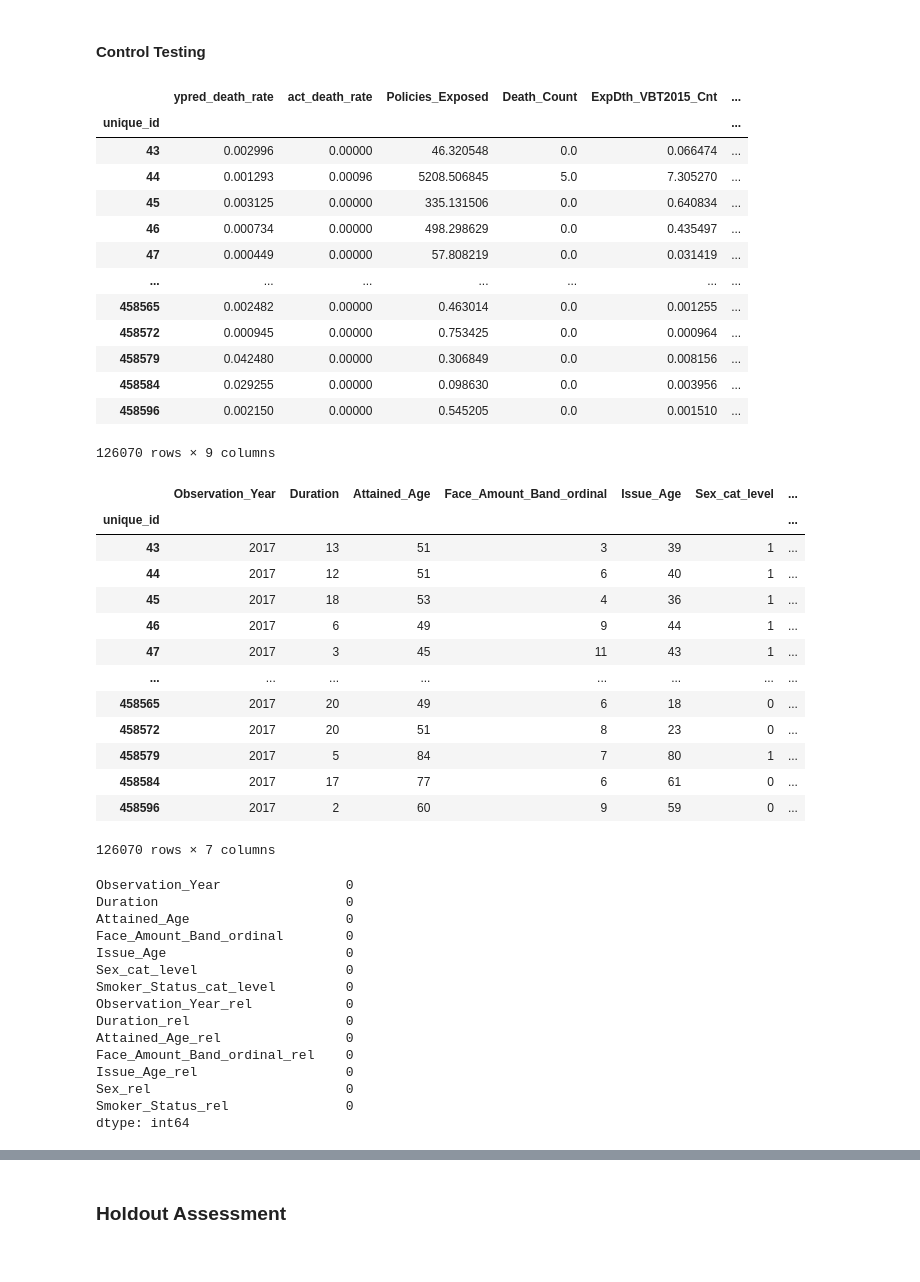
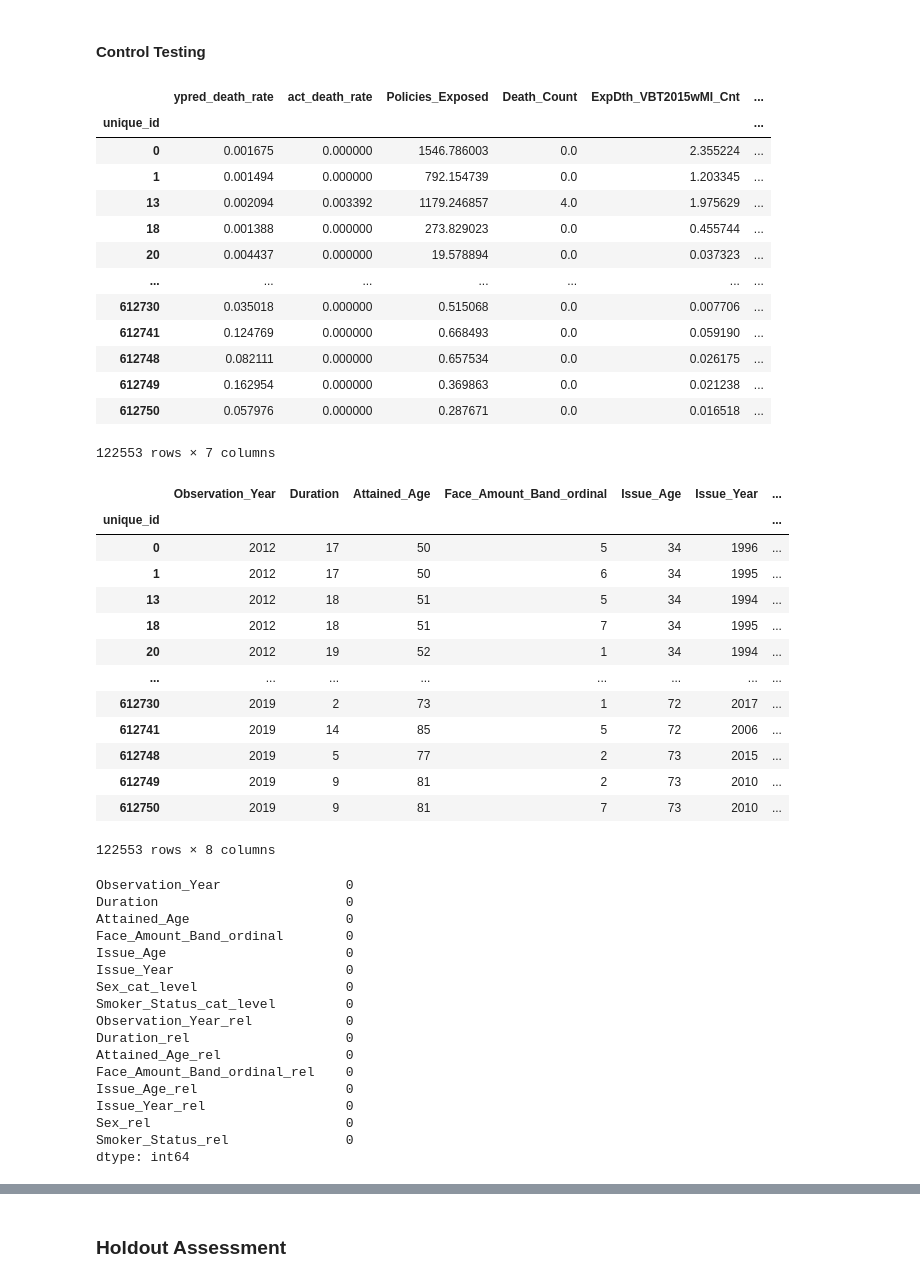
Before and after one commit to ckjackytam/ifoa-ds-health-care-wp, a Jupyter notebook: Python/big-pitch/02 - Single Factor Model.ipynb, the cells around one changed output, grey strips where cells are left out. Saved outputs shown, nothing was run; the diff lists cells and outputs as text; code cells hidden in the pictures.

```diff
--- a/Python/big-pitch/02 - Single Factor Model.ipynb
+++ b/Python/big-pitch/02 - Single Factor Model.ipynb
@@ -99,6 +98,7 @@ num_feat = [
     "Attained_Age",
     "Face_Amount_Band_ordinal",
     "Issue_Age",
+    "Issue_Year",
 ]
 
 # Define the list of categorical features
@@ -172,8 +172,8 @@ term_string, num_feat_map, cat_feat_map, _ = training.create_term_structure(
     num_feat,
     cat_feat,
     X_train,
-    mono_dec_var_list=["Face_Amount_Band_ordinal"],
-    mono_inc_var_list=["Duration", "Issue_Age"],
+    mono_dec_var_list=["Face_Amount_Band_ordinal", "Issue_Year"],
+    # mono_inc_var_list=["Duration"],
 )
 print(term_string)
 # %% [output]
@@ -532,48 +532,46 @@ with open(sf_rating_table_output, "wb") as file:
 # %%
 # Re-load the rating table outputs
 with open(sf_rating_table_output, "rb") as file:
     intercept_final, num_rel_dict, cat_rel_dict = pickle.load(file)
 
 # Define a dataframe that contains predictions, target and weight
 ypred_test = gam_model.predict(X_test)
 
 ypred_test_df = pd.DataFrame(
     ypred_test, columns=["ypred_death_rate"], index=X_test.index
 )
 ypred_test_df = (
     ypred_test_df.join(y_test)
     .join(w_test)
     .join(
         model_data[
             [
                 "Death_Count",
-                "ExpDth_VBT2015_Cnt",
                 "ExpDth_VBT2015wMI_Cnt",
-                "exp_death_rate",
                 "exp_death_rate_mi",
             ]
         ]
     )
 )
 ypred_test_df["ypred_death_count"] = (
     ypred_test_df["ypred_death_rate"] * ypred_test_df[exposure]
 )
 ypred_test_df
 # %% [output]
-|  | ypred_death_rate | act_death_rate | Policies_Exposed | Death_Count | ExpDth_VBT2015_Cnt | ... |
+|  | ypred_death_rate | act_death_rate | Policies_Exposed | Death_Count | ExpDth_VBT2015wMI_Cnt | ... |
 | unique_id |  |  |  |  |  | ... |
-| 43 | 0.002996 | 0.00000 | 46.320548 | 0.0 | 0.066474 | ... |
-| 44 | 0.001293 | 0.00096 | 5208.506845 | 5.0 | 7.305270 | ... |
-| 45 | 0.003125 | 0.00000 | 335.131506 | 0.0 | 0.640834 | ... |
-| 46 | 0.000734 | 0.00000 | 498.298629 | 0.0 | 0.435497 | ... |
-| 47 | 0.000449 | 0.00000 | 57.808219 | 0.0 | 0.031419 | ... |
+| 0 | 0.001675 | 0.000000 | 1546.786003 | 0.0 | 2.355224 | ... |
+| 1 | 0.001494 | 0.000000 | 792.154739 | 0.0 | 1.203345 | ... |
+| 13 | 0.002094 | 0.003392 | 1179.246857 | 4.0 | 1.975629 | ... |
+| 18 | 0.001388 | 0.000000 | 273.829023 | 0.0 | 0.455744 | ... |
+| 20 | 0.004437 | 0.000000 | 19.578894 | 0.0 | 0.037323 | ... |
 | ... | ... | ... | ... | ... | ... | ... |
-| 458565 | 0.002482 | 0.00000 | 0.463014 | 0.0 | 0.001255 | ... |
-| 458572 | 0.000945 | 0.00000 | 0.753425 | 0.0 | 0.000964 | ... |
-| 458579 | 0.042480 | 0.00000 | 0.306849 | 0.0 | 0.008156 | ... |
-| 458584 | 0.029255 | 0.00000 | 0.098630 | 0.0 | 0.003956 | ... |
-| 458596 | 0.002150 | 0.00000 | 0.545205 | 0.0 | 0.001510 | ... |
+| 612730 | 0.035018 | 0.000000 | 0.515068 | 0.0 | 0.007706 | ... |
+| 612741 | 0.124769 | 0.000000 | 0.668493 | 0.0 | 0.059190 | ... |
+| 612748 | 0.082111 | 0.000000 | 0.657534 | 0.0 | 0.026175 | ... |
+| 612749 | 0.162954 | 0.000000 | 0.369863 | 0.0 | 0.021238 | ... |
+| 612750 | 0.057976 | 0.000000 | 0.287671 | 0.0 | 0.016518 | ... |
-126070 rows × 9 columns
+122553 rows × 7 columns
 # %%
 ###############################################################
 ###############################################################
@@ -638,20 +636,20 @@ X_test2["Duration"] = np.where(
 )
 X_test2
 # %% [output]
-|  | Observation_Year | Duration | Attained_Age | Face_Amount_Band_ordinal | Issue_Age | Sex_cat_level | ... |
+|  | Observation_Year | Duration | Attained_Age | Face_Amount_Band_ordinal | Issue_Age | Issue_Year | ... |
 | unique_id |  |  |  |  |  |  | ... |
-| 43 | 2017 | 13 | 51 | 3 | 39 | 1 | ... |
-| 44 | 2017 | 12 | 51 | 6 | 40 | 1 | ... |
-| 45 | 2017 | 18 | 53 | 4 | 36 | 1 | ... |
-| 46 | 2017 | 6 | 49 | 9 | 44 | 1 | ... |
-| 47 | 2017 | 3 | 45 | 11 | 43 | 1 | ... |
+| 0 | 2012 | 17 | 50 | 5 | 34 | 1996 | ... |
+| 1 | 2012 | 17 | 50 | 6 | 34 | 1995 | ... |
+| 13 | 2012 | 18 | 51 | 5 | 34 | 1994 | ... |
+| 18 | 2012 | 18 | 51 | 7 | 34 | 1995 | ... |
+| 20 | 2012 | 19 | 52 | 1 | 34 | 1994 | ... |
 | ... | ... | ... | ... | ... | ... | ... | ... |
-| 458565 | 2017 | 20 | 49 | 6 | 18 | 0 | ... |
-| 458572 | 2017 | 20 | 51 | 8 | 23 | 0 | ... |
-| 458579 | 2017 | 5 | 84 | 7 | 80 | 1 | ... |
-| 458584 | 2017 | 17 | 77 | 6 | 61 | 0 | ... |
-| 458596 | 2017 | 2 | 60 | 9 | 59 | 0 | ... |
+| 612730 | 2019 | 2 | 73 | 1 | 72 | 2017 | ... |
+| 612741 | 2019 | 14 | 85 | 5 | 72 | 2006 | ... |
+| 612748 | 2019 | 5 | 77 | 2 | 73 | 2015 | ... |
+| 612749 | 2019 | 9 | 81 | 2 | 73 | 2010 | ... |
+| 612750 | 2019 | 9 | 81 | 7 | 73 | 2010 | ... |
-126070 rows × 7 columns
+122553 rows × 8 columns
 # %%
 # Define a procedure to score a dataset using the relativities extracted
 X_test2_rel = X_test2.copy()
@@ -675,6 +673,7 @@ Duration                        0
 Attained_Age                    0
 Face_Amount_Band_ordinal        0
 Issue_Age                       0
+Issue_Year                      0
 Sex_cat_level                   0
 Smoker_Status_cat_level         0
 Observation_Year_rel            0
@@ -682,6 +681,7 @@ Duration_rel                    0
 Attained_Age_rel                0
 Face_Amount_Band_ordinal_rel    0
 Issue_Age_rel                   0
+Issue_Year_rel                  0
 Sex_rel                         0
 Smoker_Status_rel               0
 dtype: int64
```
Also changed, not shown: parts of 30 cells of this notebook, 7 other files.
